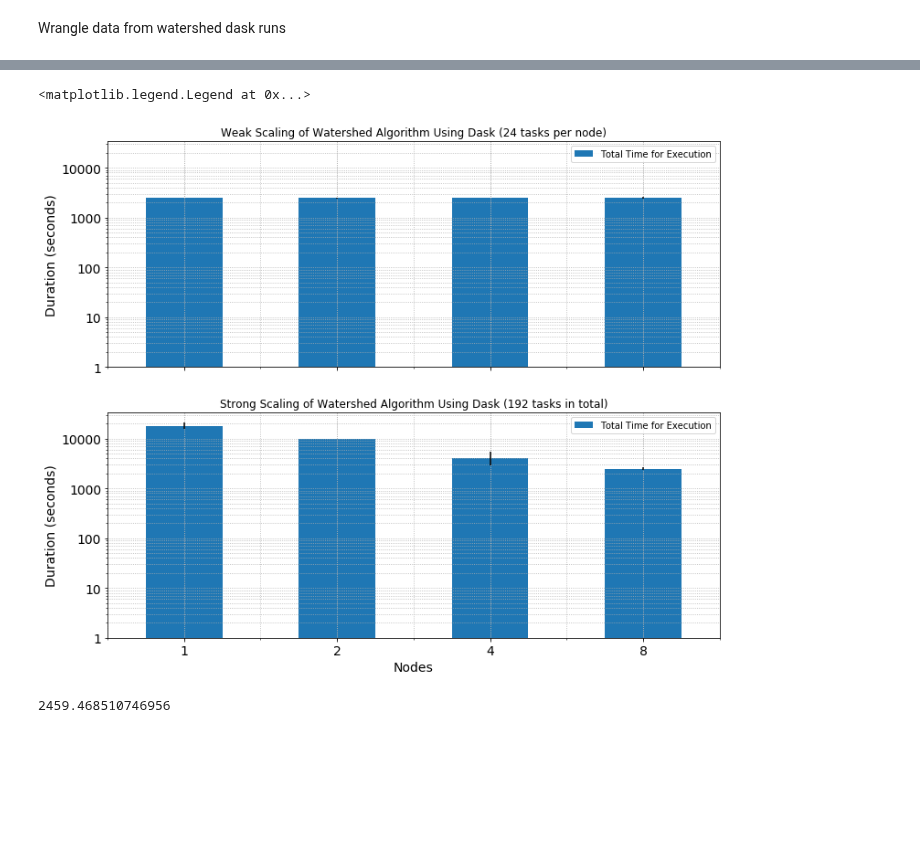
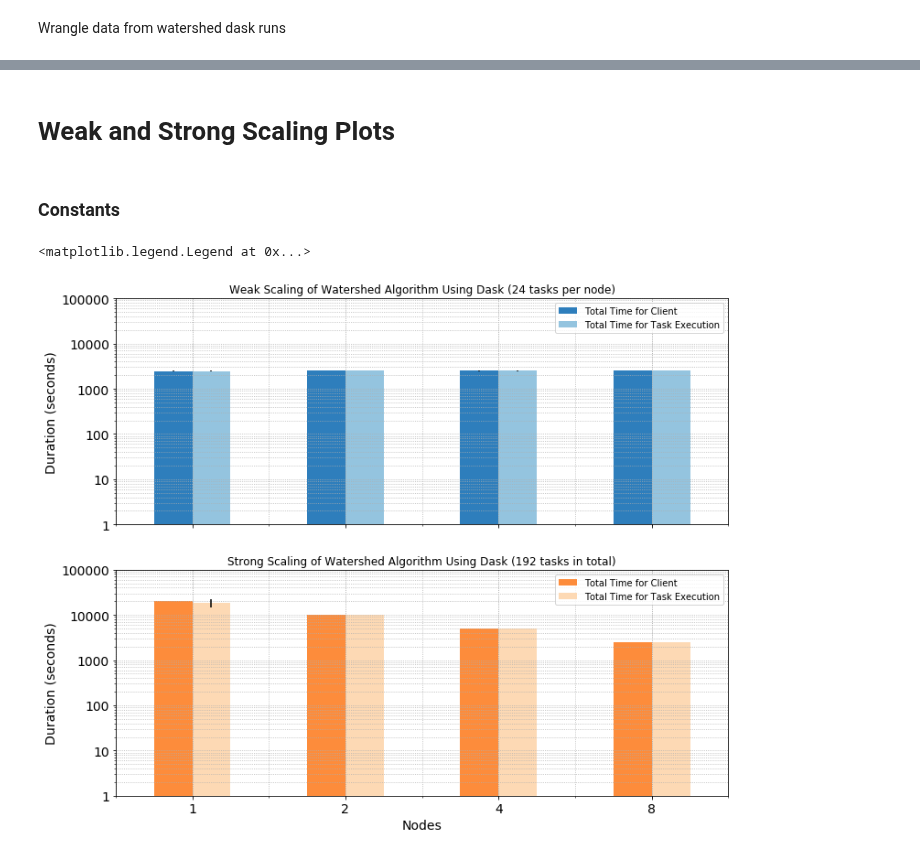
Before and after one commit to radical-experiments/midas_exps, a Jupyter notebook: watershed/Dask/watershed_dask_plots.ipynb, the cells around one changed output, grey strips where cells are left out. Saved outputs shown, nothing was run; the diff lists cells and outputs as text; code cells hidden in the pictures; blank space fills up the shorter version.

Commit message:
watershed Dask plots

```diff
--- a/watershed/Dask/watershed_dask_plots.ipynb
+++ b/watershed/Dask/watershed_dask_plots.ipynb
@@ -183,16 +177,0 @@ raw_strongdf  = pd.DataFrame(columns=relevant_features)
-# %%
-weak_config, strong_config = weak_data_configs[0], strong_data_configs[0]
-
-singular_data = glob(os.path.join(folder, '*' + strong_config['config'] + '*'))[0]
-
-print singular_data
-
-singular_df = daskprofiler(singular_data)[relevant_features]
-singular_df['config'] = strong_config['config']
-singular_df['nodes']  = strong_config['nodes']
-
-compute_df = singular_df.where(singular_df['action'] == 'compute').dropna().reset_index(drop=True)
-
-print compute_df.head()
-
-print compute_df['stop'].max() -  compute_df['start'].min()
@@ -376,0 +262,4 @@ action     compute
+# %% [markdown]
+# Weak and Strong Scaling Plots
+# %% [markdown]
+### Constants
@@ -377,44 +302,43 @@ action     compute
 # %%
 fig, axes = plt.subplots(nrows=2,ncols=1,sharex=True,sharey=True)
 fig.set_size_inches(12,10)
-width = 0.2
 
-shared_kwargs = {'kind'     : 'bar',
+weak_kwargs    = {
+                 'kind'     : 'bar',
                  'log'      : True,
-                 'fontsize' : 14
+                 'fontsize' : 14,
+                 'title'    : 'Weak Scaling of Watershed Algorithm Using Dask (24 tasks per node)',
+                 'ax'       : axes[0],
+                 'yerr'     : weak_error,
+                 'color'    : [weak_client_color, weak_task_color]
+                  }
+strong_kwargs  = {
+                 'kind'     : 'bar',
+                 'log'      : True,
+                 'fontsize' : 14,
+                 'title'    : 'Strong Scaling of Watershed Algorithm Using Dask (192 tasks in total)',
+                 'ax'       : axes[1],
+                 'yerr'     : strong_error,
+                 'color'    : [strong_client_color, strong_task_color]
                 }
 
-weak_title    = {'title'    : 'Weak Scaling of Watershed Algorithm Using Dask (24 tasks per node)',
-                 'ax'       : axes[0],
-                 'yerr'     : weak_error
-                  }
-strong_title  = {'title'    : 'Strong Scaling of Watershed Algorithm Using Dask (192 tasks in total)',
-                 'ax'       : axes[1],
-                 'yerr'     : strong_error
-                }
-
-weak_kwargs     = merge_dicts(shared_kwargs, weak_title)
 weak_scale_plot = weak_mean.plot(**weak_kwargs)
 weak_scale_plot.set_ylabel('Duration (seconds)', fontsize=14)
-weak_scale_plot.set_yticks([1, 10, 100, 1000, 10000])
-weak_scale_plot.set_yticklabels(['1','10','100','1000', '10000'], fontsize=14)
+weak_scale_plot.set_ylim(bottom=min(yticks), top=max(yticks))
+weak_scale_plot.set_yticks(yticks)
+weak_scale_plot.set_yticklabels(yticklabels, fontsize=14)
 weak_scale_plot.grid('on', which='both', linestyle=':')
-weak_scale_plot.set_xlabel('Nodes', fontsize=14)
-axes[0].legend(['Total Time for Execution'])
+axes[0].legend(['Total Time for Client', 'Total Time for Task Execution'])
 
-strong_kwargs     = merge_dicts(shared_kwargs, strong_title)
 strong_scale_plot = strong_mean.plot(**strong_kwargs)
 strong_scale_plot.set_ylabel('Duration (seconds)', fontsize=14)
-strong_scale_plot.set_yticks([1, 10, 100, 1000, 10000])
-strong_scale_plot.set_yticklabels(['1','10','100','1000', '10000'], fontsize=14)
+strong_scale_plot.set_ylim(bottom=min(yticks), top=max(yticks))
+strong_scale_plot.set_yticks(yticks)
+strong_scale_plot.set_yticklabels(yticklabels, fontsize=14)
 strong_scale_plot.set_xticklabels(['1','2','4','8'], rotation=0, fontsize=14)
 strong_scale_plot.grid('on', which='both', linestyle=':')
 strong_scale_plot.set_xlabel('Nodes', fontsize=14)
-axes[1].legend(['Total Time for Execution'])
+axes[1].legend(['Total Time for Client', 'Total Time for Task Execution'])
 # %% [output]
 <matplotlib.legend.Legend at 0x...>
-[figure, old version]
+[figure, new version]
-# %%
-weak_mean['ttc']['compute'].iloc[1]
-# %% [output]
-2459.468510746956
```
Also changed, not shown: parts of 20 cells of this notebook.
